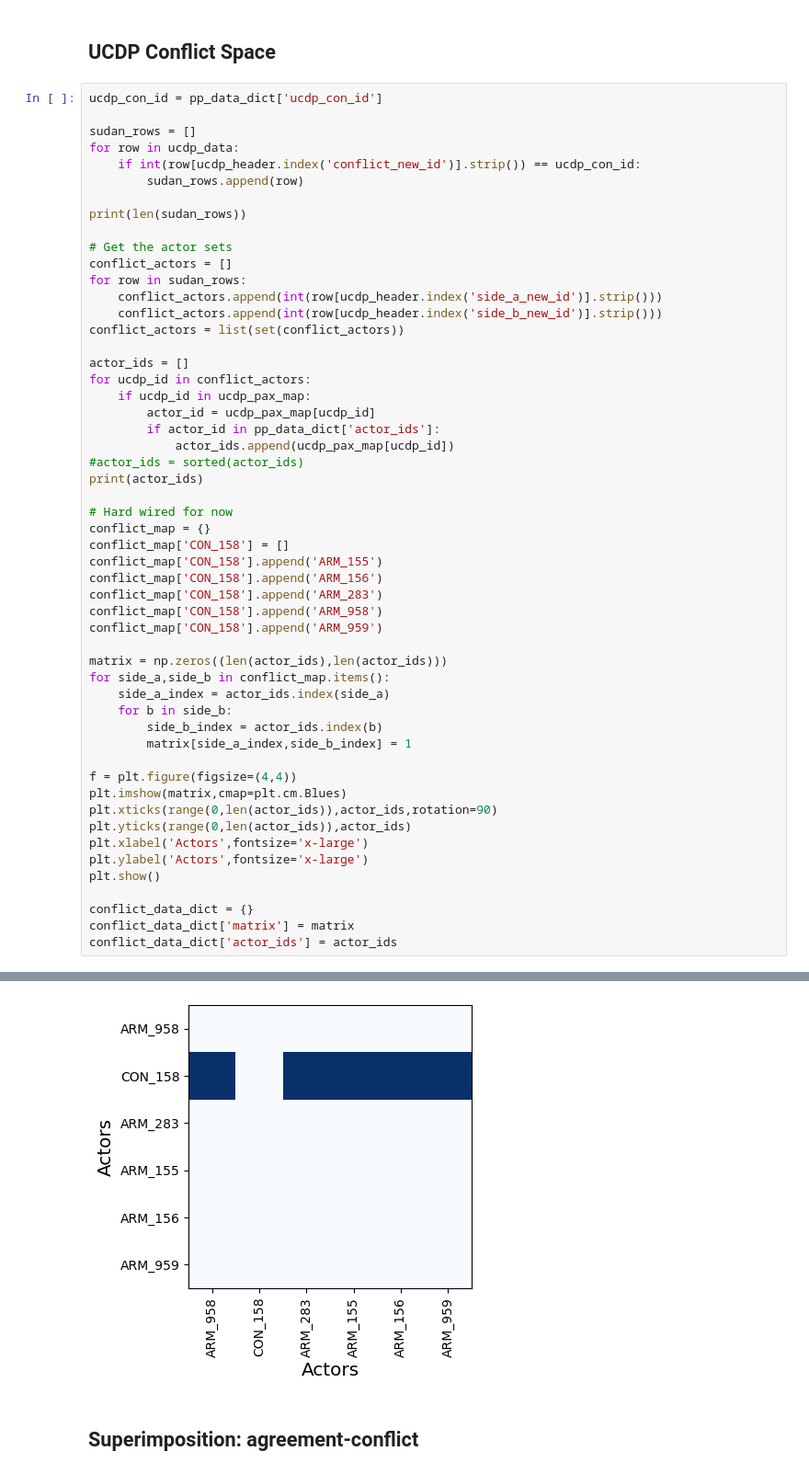
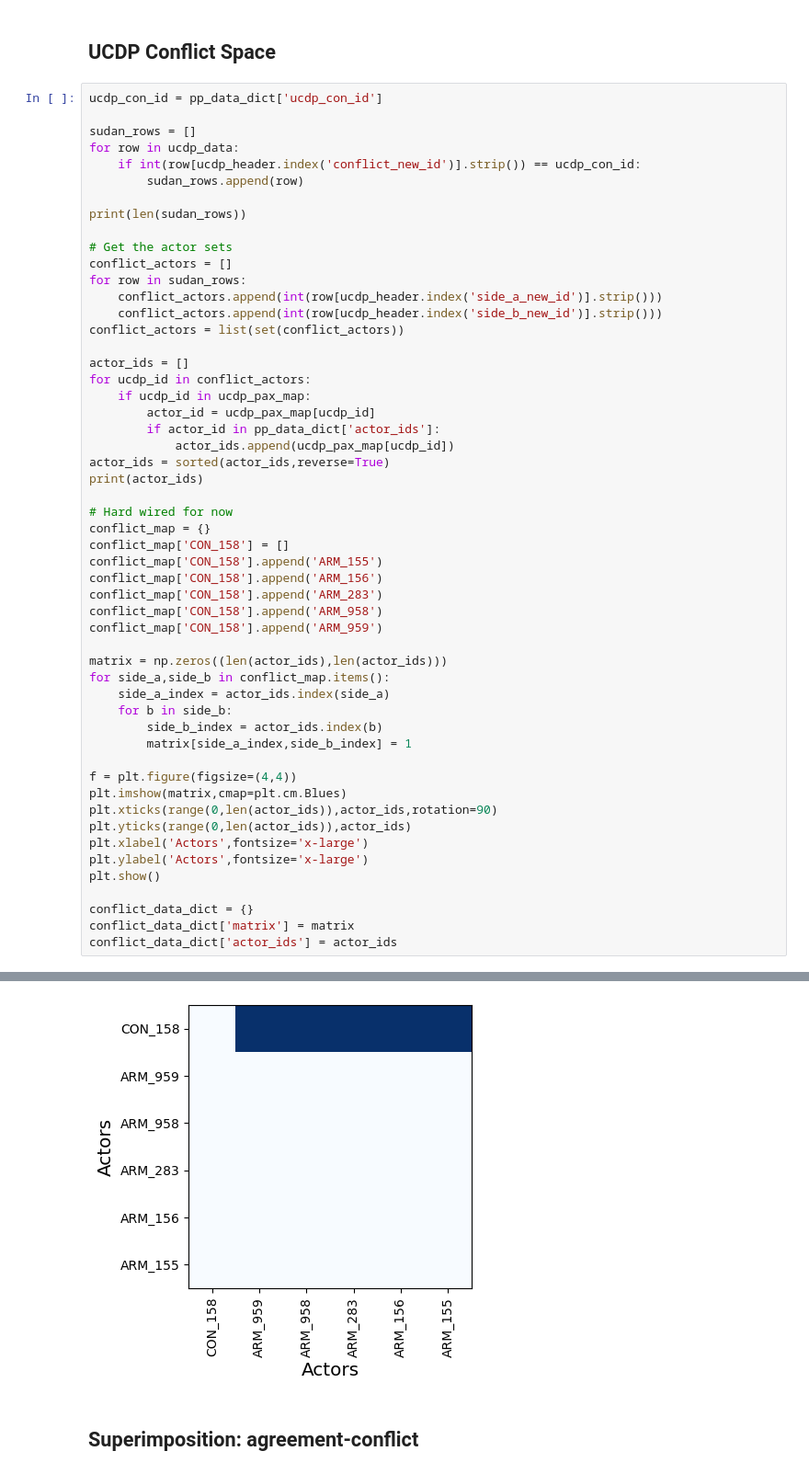
Before and after one commit to roybgardner/paa-x, a Jupyter notebook: actor_actor_superimposition.ipynb, the cells around one changed output, grey strips where cells are left out. Shown at 92% size. Cells and saved outputs as stored; diff of their text form.

```diff
--- a/actor_actor_superimposition.ipynb
+++ b/actor_actor_superimposition.ipynb
@@ -157,7 +157,7 @@ for ucdp_id in conflict_actors:
         actor_id = ucdp_pax_map[ucdp_id]
         if actor_id in pp_data_dict['actor_ids']:
             actor_ids.append(ucdp_pax_map[ucdp_id])
-#actor_ids = sorted(actor_ids)
+actor_ids = sorted(actor_ids,reverse=True)
 print(actor_ids)
 
 # Hard wired for now
@@ -193,4 +193,4 @@ conflict_data_dict['actor_ids'] = actor_ids
-[figure, old version]
+[figure, new version]
 # %% [markdown]
 ## Superimposition: agreement-conflict
 # %% [markdown]
```
Also changed, not shown: parts of 4 cells of this notebook.
